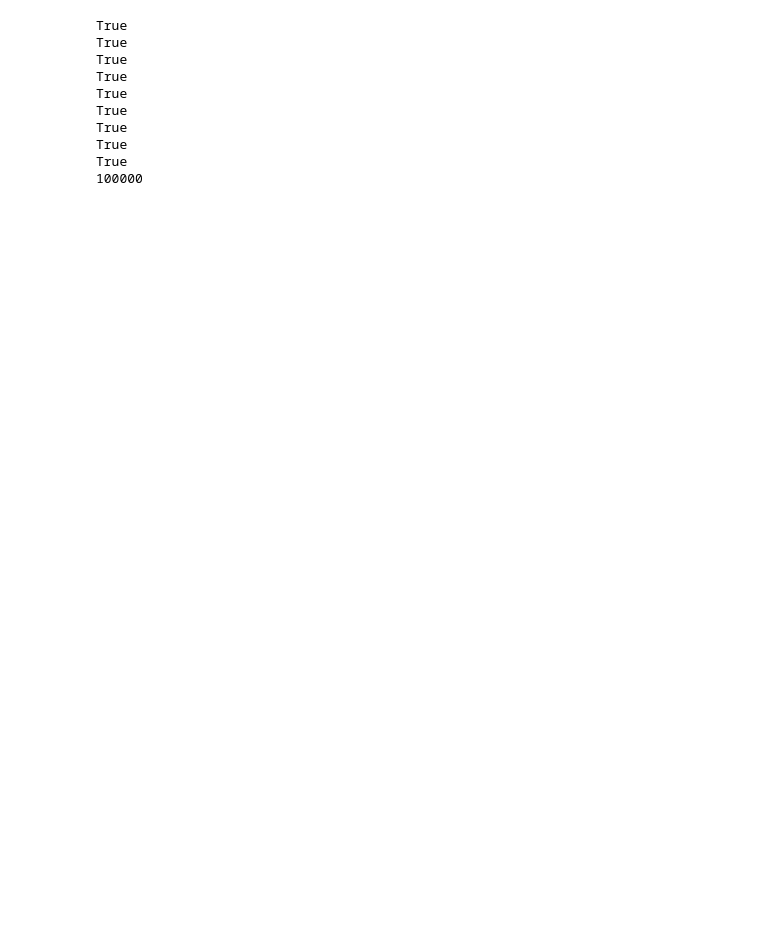
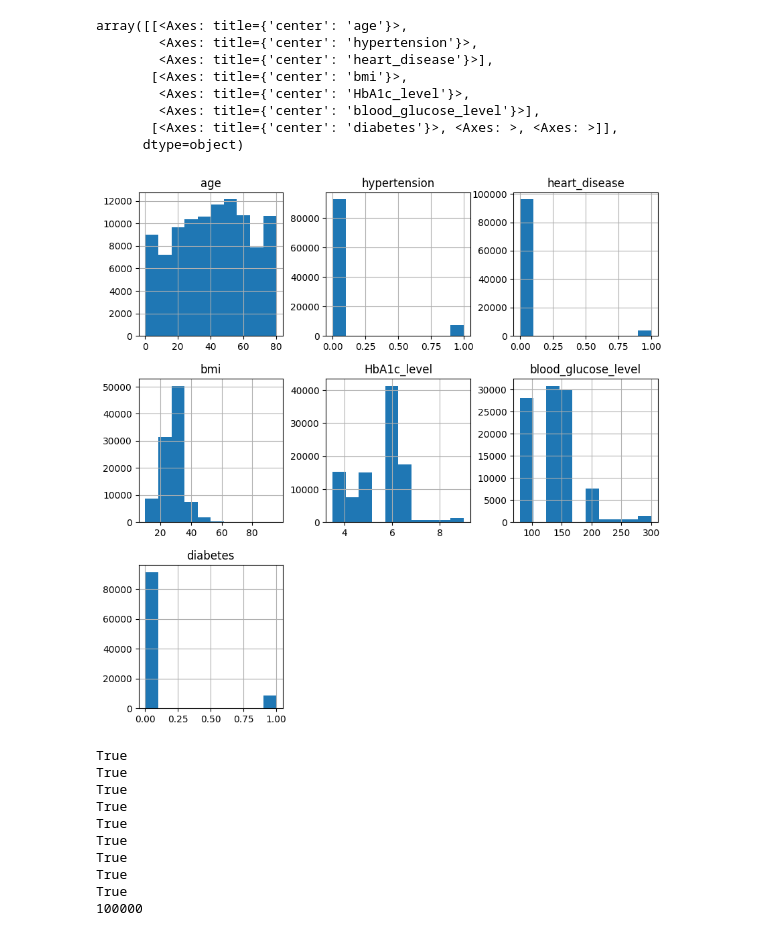
Before and after one commit to PedroHMG/Learn_pytorch, a Jupyter notebook: pytorch_diabetes.ipynb, the cells around one changed output. Cells and saved outputs as stored; diff of their text form; code cells hidden in the pictures; blank space fills up the shorter version.

```diff
--- a/pytorch_diabetes.ipynb
+++ b/pytorch_diabetes.ipynb
@@ -34,0 +50,12 @@ data
+# %%
+data.hist(figsize = (10,10))
+# %% [output]
+array([[<Axes: title={'center': 'age'}>,
+        <Axes: title={'center': 'hypertension'}>,
+        <Axes: title={'center': 'heart_disease'}>],
+       [<Axes: title={'center': 'bmi'}>,
+        <Axes: title={'center': 'HbA1c_level'}>,
+        <Axes: title={'center': 'blood_glucose_level'}>],
+       [<Axes: title={'center': 'diabetes'}>, <Axes: >, <Axes: >]],
+      dtype=object)
+[figure, added]
```
Also changed, not shown: parts of 14 cells of this notebook, 1 other file.
